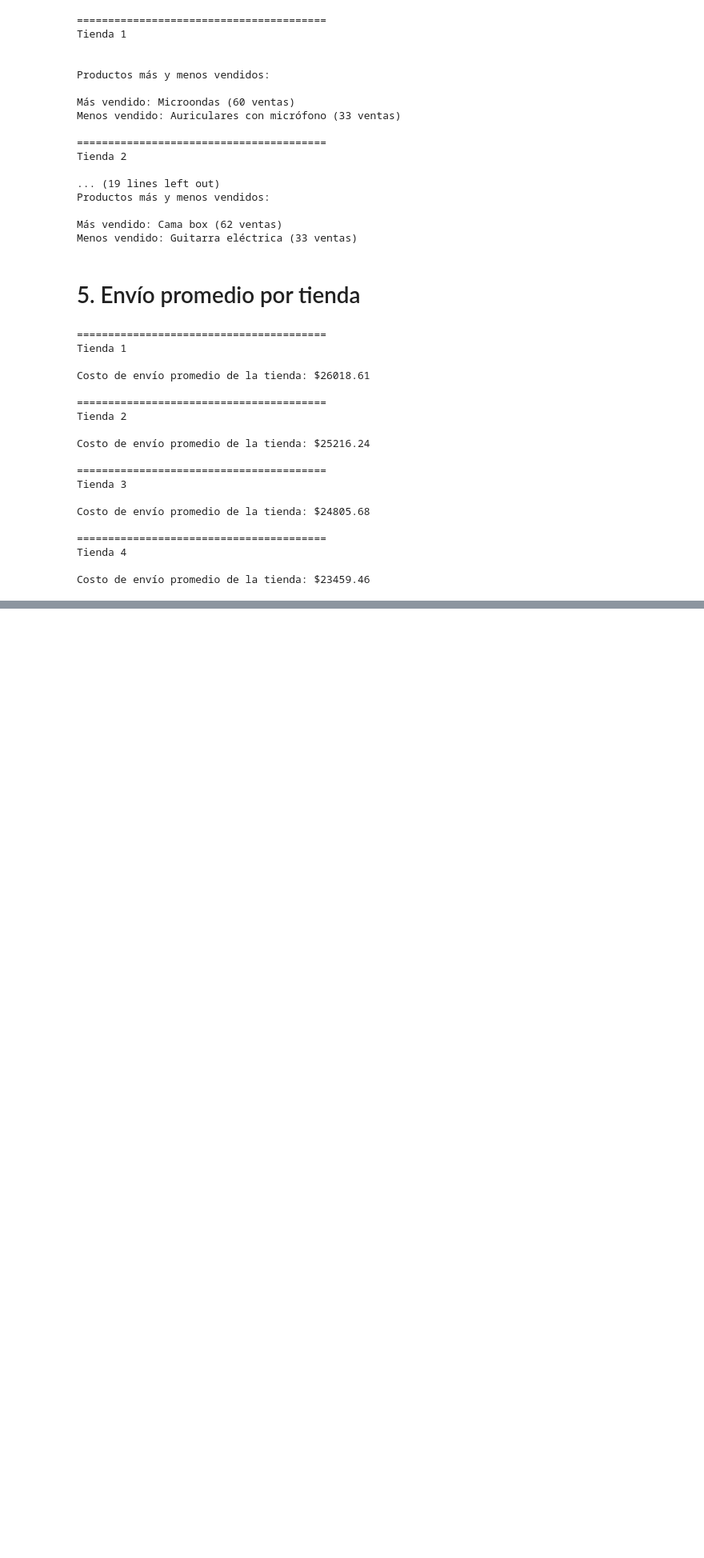
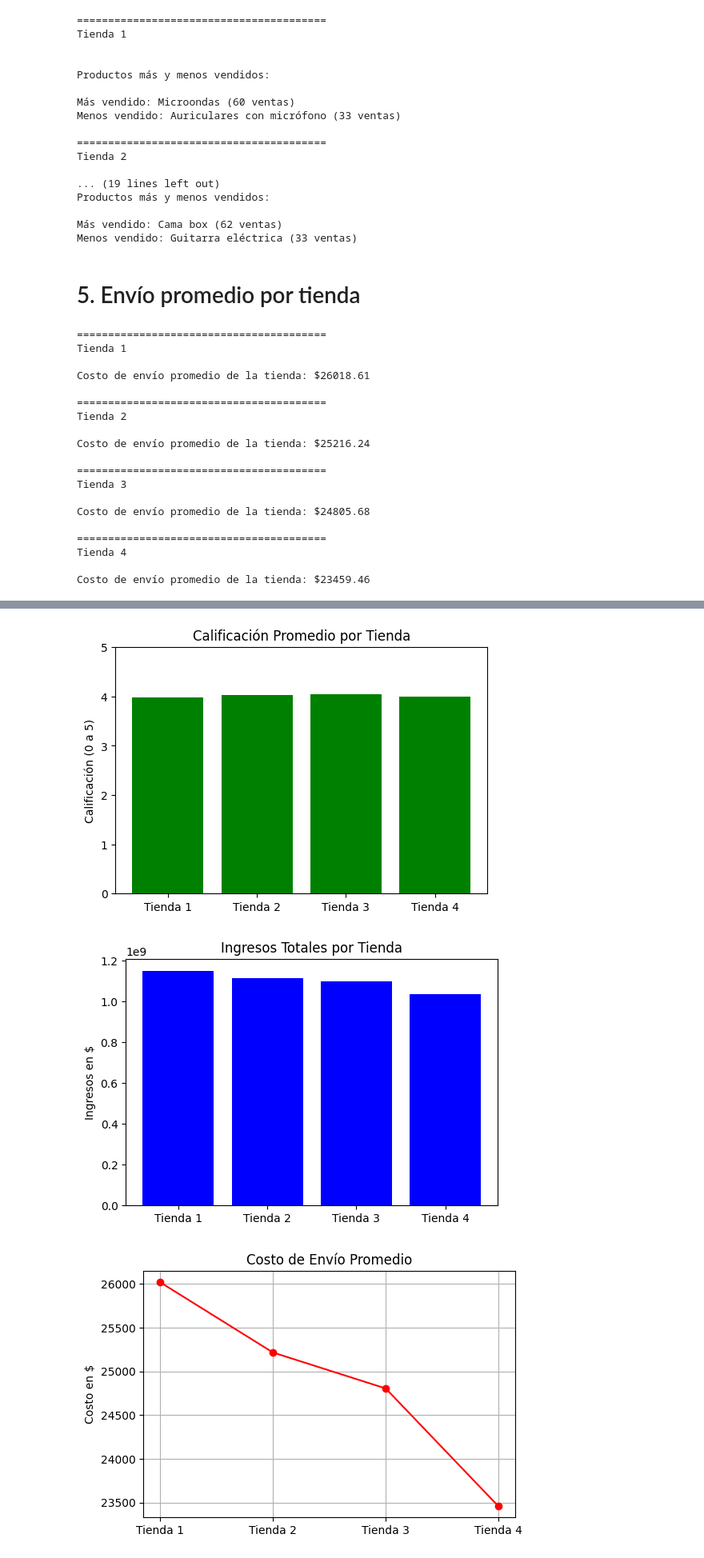
Before and after one commit to MattLudu/challenge1-data-science-latam, a Jupyter notebook: AluraStoreLatam.ipynb, the cells around one changed output, grey strips where cells are left out. Shown at 80% size. Cells and saved outputs as stored; diff of their text form; code cells hidden in the pictures; blank space fills up the shorter version.

```diff
--- a/AluraStoreLatam.ipynb
+++ b/AluraStoreLatam.ipynb
@@ -187,0 +190,43 @@ Costo de envío promedio de la tienda: $23459.46
+# %%
+import matplotlib.pyplot as plt
+import pandas as pd
+
+# Nombres y tiendas
+nombres_tiendas = ['Tienda 1', 'Tienda 2', 'Tienda 3', 'Tienda 4']
+tiendas = [tienda_1, tienda_2, tienda_3, tienda_4]
+
+# Calcular calificación promedio por tienda
+calificaciones = [tienda['Calificación'].mean() for tienda in tiendas]
+
+# Calcular ingresos totales (sumando precios)
+ingresos = [tienda['Precio'].sum() for tienda in tiendas]
+
+# Calcular costo de envío promedio por tienda
+envios = [tienda['Costo de envío'].mean() for tienda in tiendas]
+
+# GRÁFICO 1: Calificación promedio
+plt.figure(figsize=(6, 4))
+plt.bar(nombres_tiendas, calificaciones, color='green')
+plt.title('Calificación Promedio por Tienda')
+plt.ylabel('Calificación (0 a 5)')
+plt.ylim(0, 5)
+plt.show()
+
+# GRÁFICO 2: Ingresos totales
+plt.figure(figsize=(6, 4))
+plt.bar(nombres_tiendas, ingresos, color='blue')
+plt.title('Ingresos Totales por Tienda')
+plt.ylabel('Ingresos en $')
+plt.show()
+
+# GRÁFICO 3: Costo de envío promedio
+plt.figure(figsize=(6, 4))
+plt.plot(nombres_tiendas, envios, marker='o', color='red')
+plt.title('Costo de Envío Promedio')
+plt.ylabel('Costo en $')
+plt.grid(True)
+plt.show()
+# %% [output]
+[figure, added]
+[figure, added]
+[figure, added]
```
Also changed, not shown: parts of 3 cells of this notebook.
